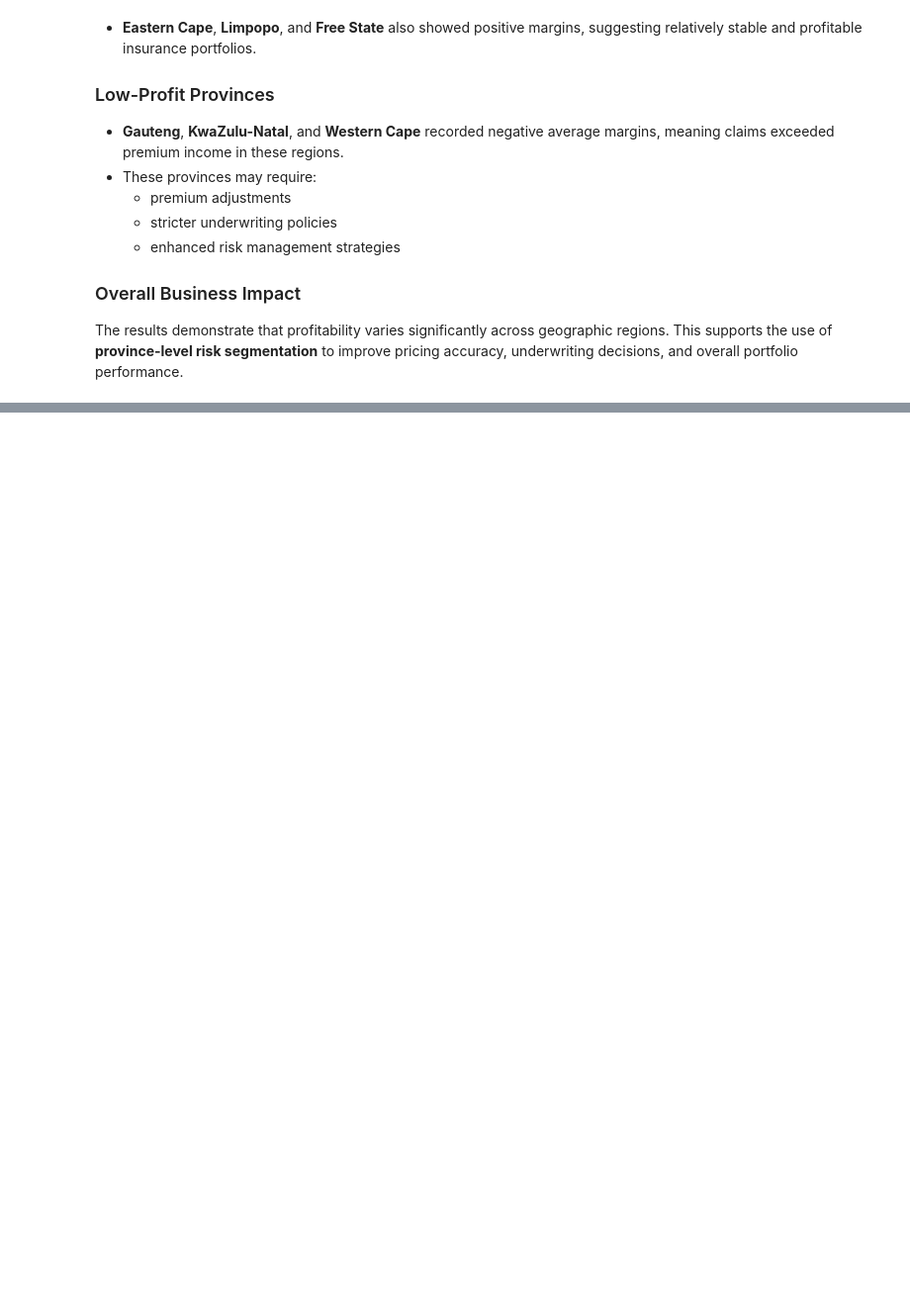
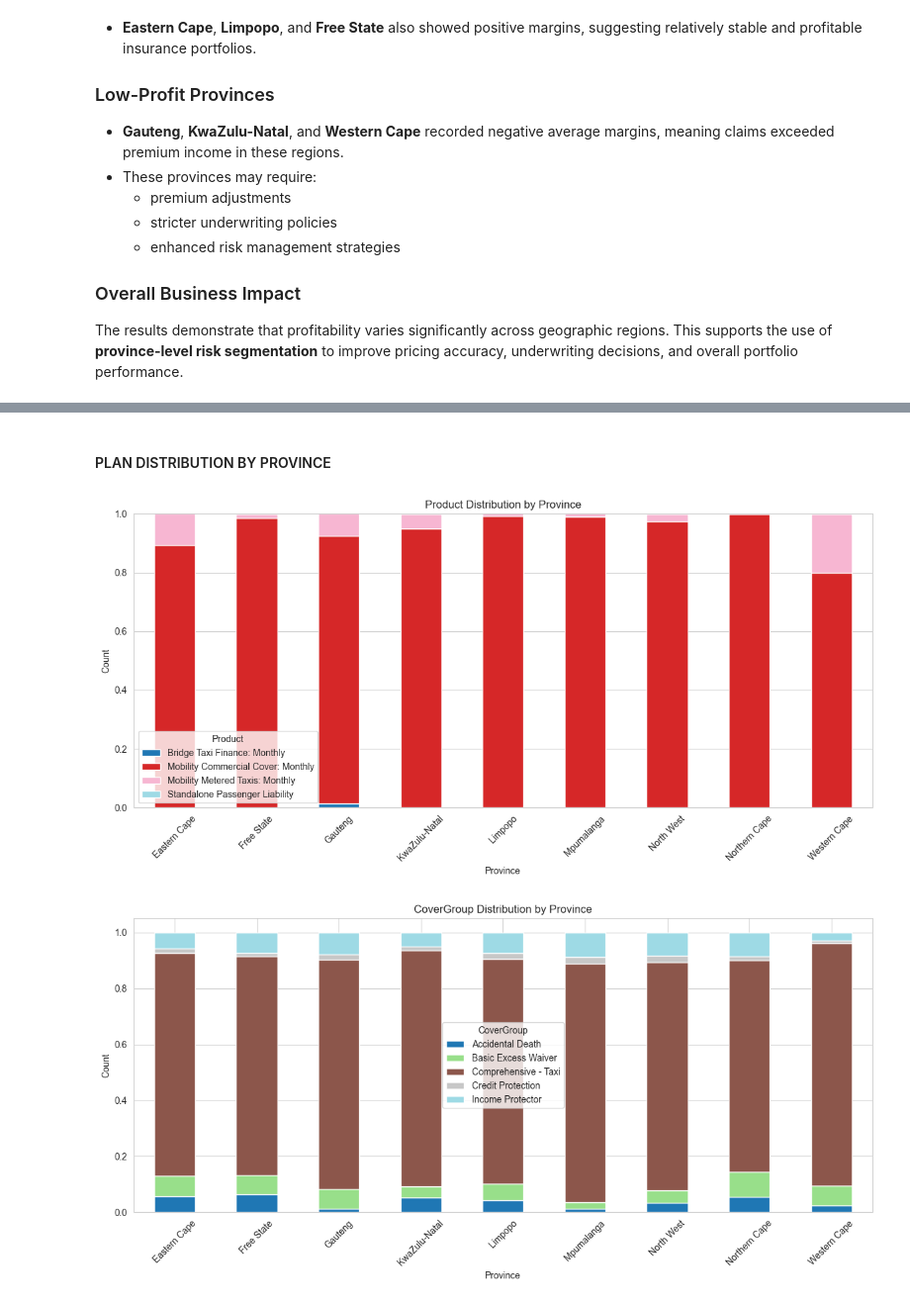
Before and after one commit to bemnetne/End-to-End-Insurance-Risk-Analytics-Predictive-Modeling, a Jupyter notebook: notebooks/eda.ipynb, the cells around one changed output, grey strips where cells are left out. Shown at 99% size. Drawn from its saved outputs; the diff is of its cells as text; code cells hidden in the pictures; blank space fills up the shorter version.

```diff
--- a/notebooks/eda.ipynb
+++ b/notebooks/eda.ipynb
@@ -1055,0 +1081,52 @@ The results demonstrate that profitability varies significantly across geographi
+# %% [markdown]
+#### PLAN DISTRIBUTION BY PROVINCE
+# %%
+plan_cols = [
+    # 'CoverType',
+    'Product',
+    'CoverGroup'
+]
+
+for col in plan_cols:
+
+    # Top categories
+    top_categories = (
+        df[col]
+        .value_counts()
+        .head(5)
+        .index
+    )
+
+    filtered_df = df[
+        df[col].isin(top_categories)
+    ]
+
+    # Crosstab
+    plot_data = pd.crosstab(
+    filtered_df['Province'],
+    filtered_df[col],
+    normalize='index'
+)
+
+    # Plot
+    plot_data.plot(
+        kind='bar',
+        stacked=True,
+        figsize=(12,6),
+        colormap='tab20'
+    )
+
+    plt.title(f'{col} Distribution by Province')
+
+    plt.xlabel('Province')
+
+    plt.ylabel('Count')
+
+    plt.xticks(rotation=45)
+
+    plt.tight_layout()
+
+    plt.show()
+# %% [output]
+[figure, added]
+[figure, added]
```
Also changed, not shown: parts of 29 cells of this notebook, 1 other file.
